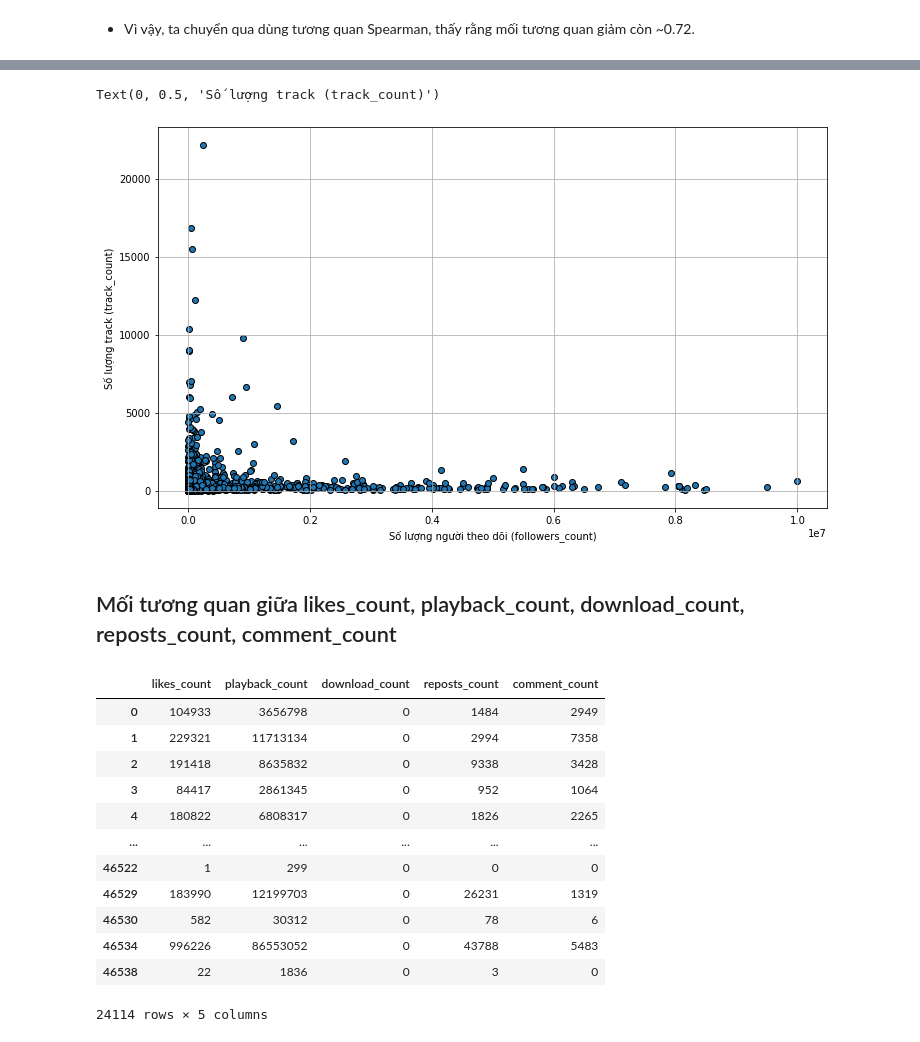
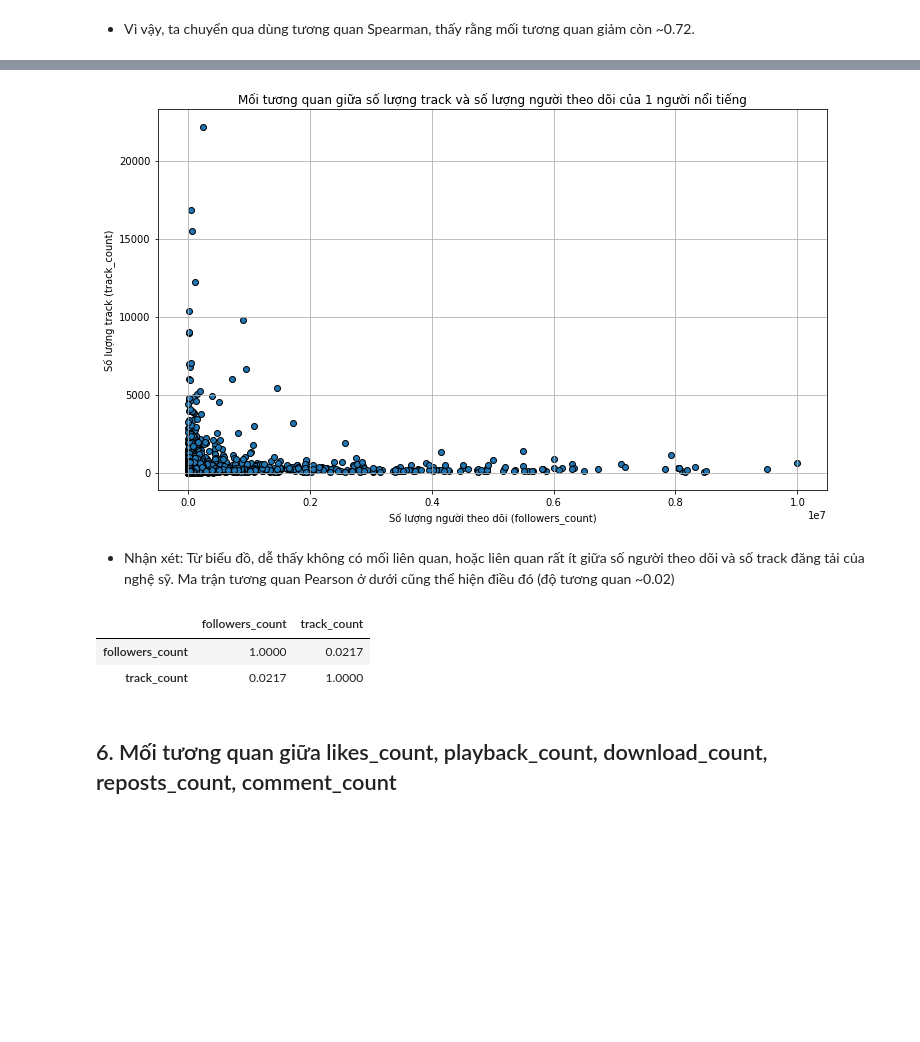
Before and after one commit to LeKiet258/DS-Project02-SoundCloud-Exploratory, a Jupyter notebook: Project_02.ipynb, the cells around one changed output, grey strips where cells are left out. Drawn from its saved outputs; the diff is of its cells as text; code cells hidden in the pictures; blank space fills up the shorter version.

```diff
--- a/Project_02.ipynb
+++ b/Project_02.ipynb
@@ -513,31 +502,22 @@ likes_reposts.corr(method = 'spearman')
 # %%
 verified_users = df_user[df_user['verified'] == True]
 verified_users
 
 plt.figure(figsize=(12,7))
 plt.grid()
 plt.scatter(verified_users['followers_count'], verified_users['track_count'], edgecolors='black')
 plt.xlabel('Số lượng người theo dõi (followers_count)')
 plt.ylabel('Số lượng track (track_count)')
+plt.title('Mối tương quan giữa số lượng track và số lượng người theo dõi của 1 người nổi tiếng');
 # %% [output]
-Text(0, 0.5, 'Số lượng track (track_count)')
-[figure, old version]
+[figure, new version]
+# %% [markdown]
+- Nhận xét: Từ biểu đồ, dễ thấy không có mối liên quan, hoặc liên quan rất ít giữa số người theo dõi và số track đăng tải của nghệ sỹ. Ma trận tương quan Pearson ở dưới cũng thể hiện điều đó (độ tương quan ~0.02)
+# %%
+verified_users[['followers_count', 'track_count']].corr(method='pearson')
+# %% [output]
+|  | followers_count | track_count |
+| followers_count | 1.0000 | 0.0217 |
+| track_count | 0.0217 | 1.0000 |
 # %% [markdown]
-## Mối tương quan giữa likes_count, playback_count, download_count, reposts_count, comment_count
+## 6. Mối tương quan giữa likes_count, playback_count, download_count, reposts_count, comment_count
-# %%
-df = df_track[['likes_count','playback_count','download_count','reposts_count','comment_count']]
-df
-# %% [output]
-|  | likes_count | playback_count | download_count | reposts_count | comment_count |
-| 0 | 104933 | 3656798 | 0 | 1484 | 2949 |
-| 1 | 229321 | 11713134 | 0 | 2994 | 7358 |
-| 2 | 191418 | 8635832 | 0 | 9338 | 3428 |
-| 3 | 84417 | 2861345 | 0 | 952 | 1064 |
-| 4 | 180822 | 6808317 | 0 | 1826 | 2265 |
-| ... | ... | ... | ... | ... | ... |
-| 46522 | 1 | 299 | 0 | 0 | 0 |
-| 46529 | 183990 | 12199703 | 0 | 26231 | 1319 |
-| 46530 | 582 | 30312 | 0 | 78 | 6 |
-| 46534 | 996226 | 86553052 | 0 | 43788 | 5483 |
-| 46538 | 22 | 1836 | 0 | 3 | 0 |
-24114 rows × 5 columns
```
Also changed, not shown: parts of 61 cells of this notebook.
